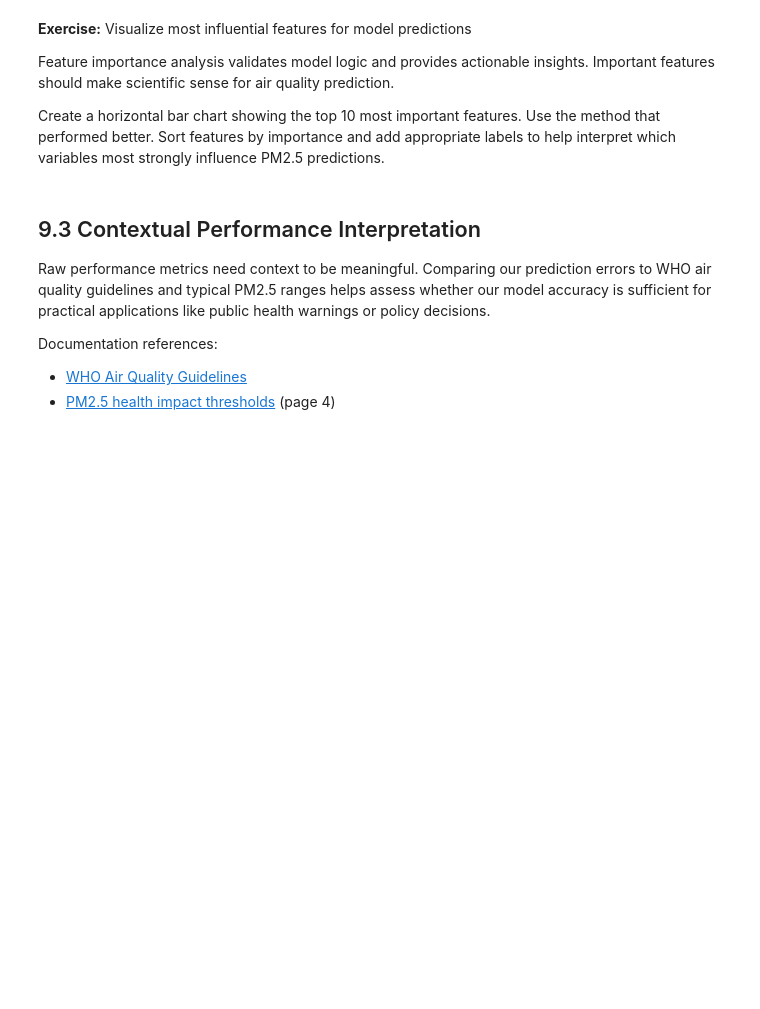
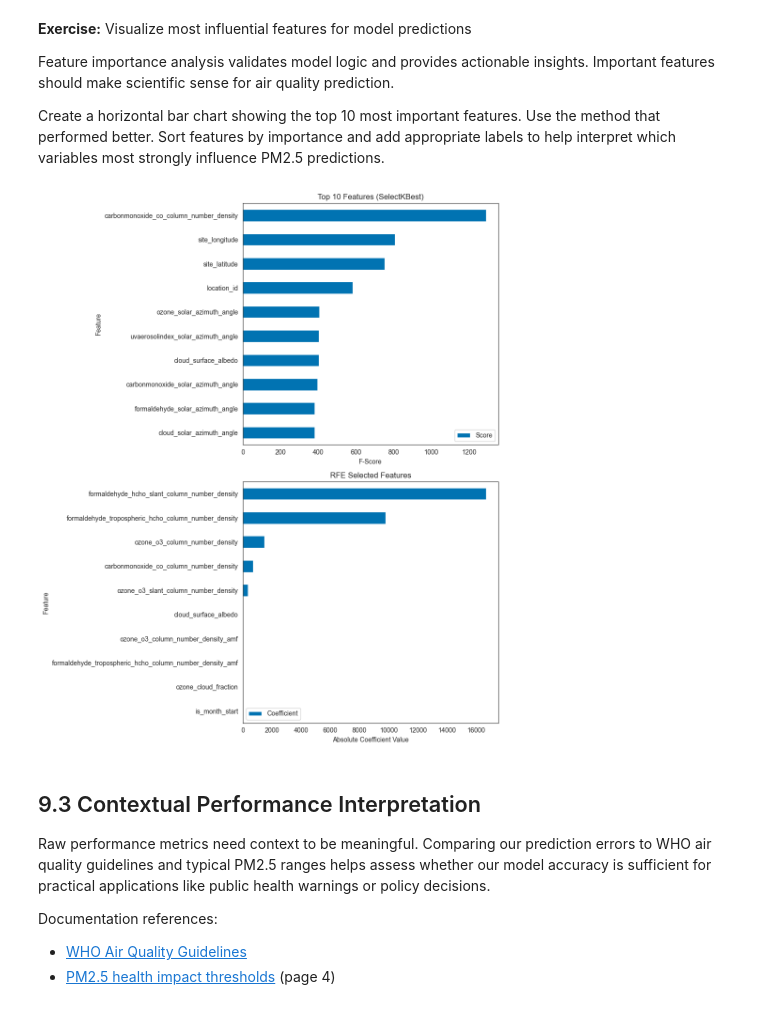
Before and after one commit to Astrid123456789/air_quality, a Jupyter notebook: air_quality_todo.ipynb, the cells around one changed output. Cells and saved outputs as stored; diff of their text form; code cells hidden in the pictures; blank space fills up the shorter version.

```diff
--- a/air_quality_todo.ipynb
+++ b/air_quality_todo.ipynb
@@ -936,7 +1429,35 @@ Create a horizontal bar chart showing the top 10 most important features. Use th
 # %%
 # TODO Create a visualization of the most important features
     # Use SelectKBest scores
     # Use RFE coefficients
+fig, (ax1, ax2) = plt.subplots(2, 1, figsize=(10, 12))
+
+# SelectKBest feature importance
+selectk_importance = pd.DataFrame({
+    'Feature': X_train.columns,
+    'Score': k_best.scores_
+}).sort_values('Score', ascending=True)
+
+# Plot SelectKBest scores
+selectk_importance.tail(10).plot(x='Feature', y='Score', kind='barh', ax=ax1)
+ax1.set_title('Top 10 Features (SelectKBest)')
+ax1.set_xlabel('F-Score')
+
+# RFE feature importance
+rfe_importance = pd.DataFrame({
+    'Feature': selected_features_rfe,
+    'Coefficient': abs(selector_rfe.estimator_.coef_)
+}).sort_values('Coefficient', ascending=True)
+
+# Plot RFE coefficients
+rfe_importance.tail(10).plot(x='Feature', y='Coefficient', kind='barh', ax=ax2)
+ax2.set_title('RFE Selected Features')
+ax2.set_xlabel('Absolute Coefficient Value')
+
+plt.tight_layout()
+plt.show()
+# %% [output]
+[figure, added]
 # %% [markdown]
 ## 9.3 Contextual Performance Interpretation
 
```
Also changed, not shown: parts of 52 cells of this notebook, 2 other files.
